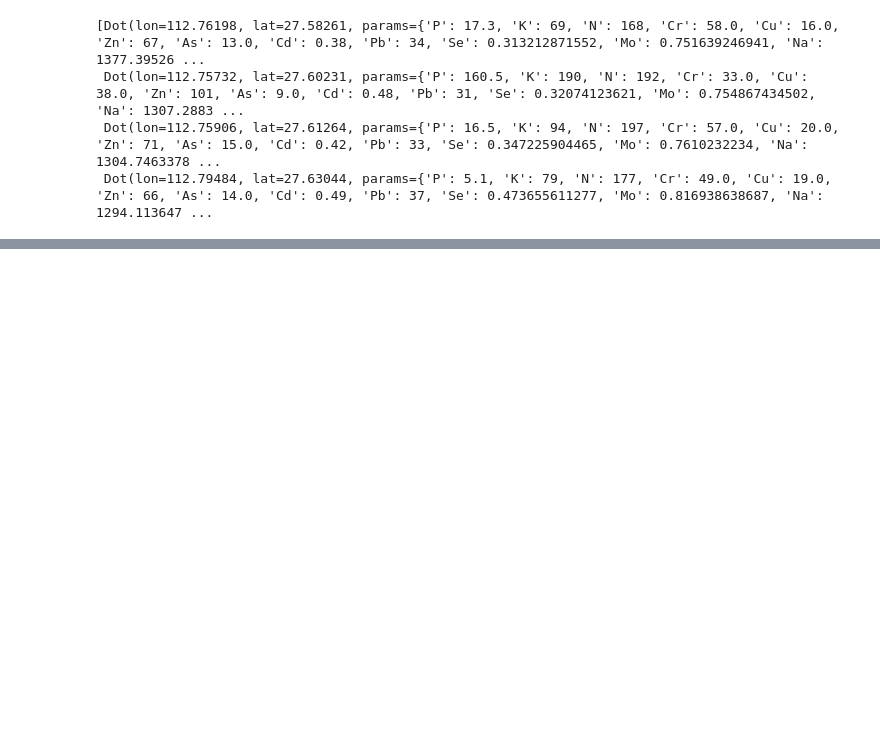
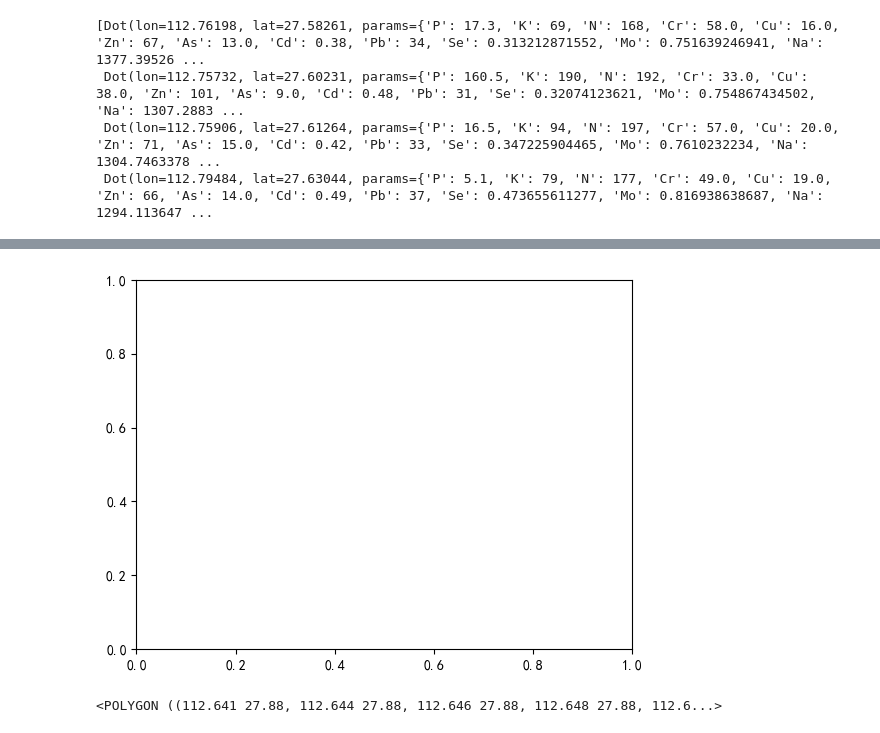
Before and after one commit to Altoria-276/agricultural-decision-system, a Jupyter notebook: test.ipynb, the cells around one changed output, grey strips where cells are left out. Drawn from its saved outputs; the diff is of its cells as text; code cells hidden in the pictures; blank space fills up the shorter version.

```diff
--- a/test.ipynb
+++ b/test.ipynb
@@ -34,0 +35,11 @@ Dot(lon=112.76830000000001, lat=27.607, params={'K': 108.0, 'N': 183.5, 'Cd': 0.
+# %%
+from matplotlib import pyplot as plt
+
+
+fig, ax = plt.subplots()
+# %% [output]
+[figure, added]
+# %%
+map.gdf.geometry.values[0]
+# %% [output]
+<POLYGON ((112.641 27.88, 112.644 27.88, 112.646 27.88, 112.648 27.88, 112.6...>
```
Also changed, not shown: parts of 4 cells of this notebook, 2 other files.
